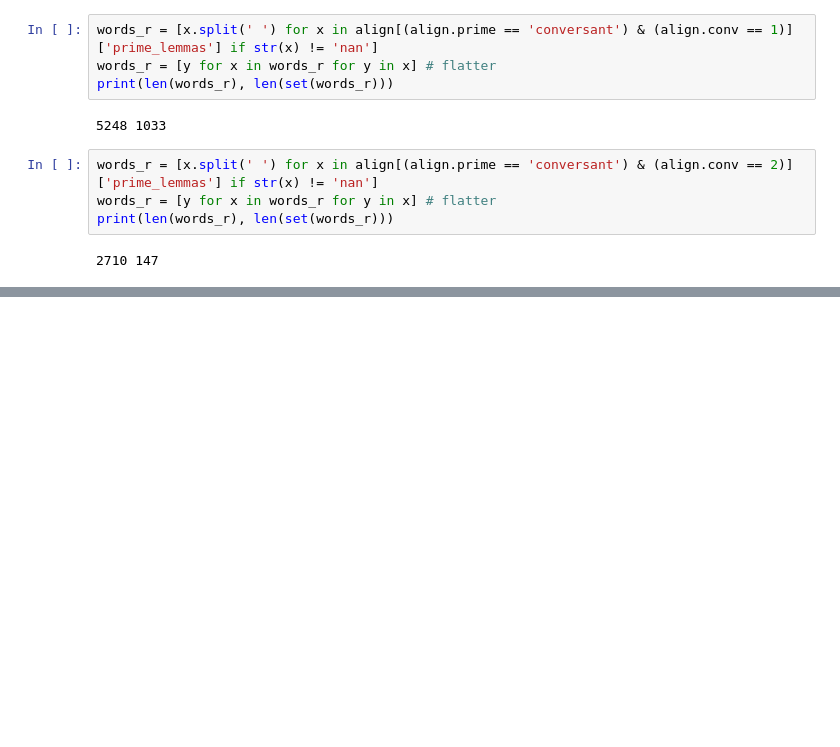
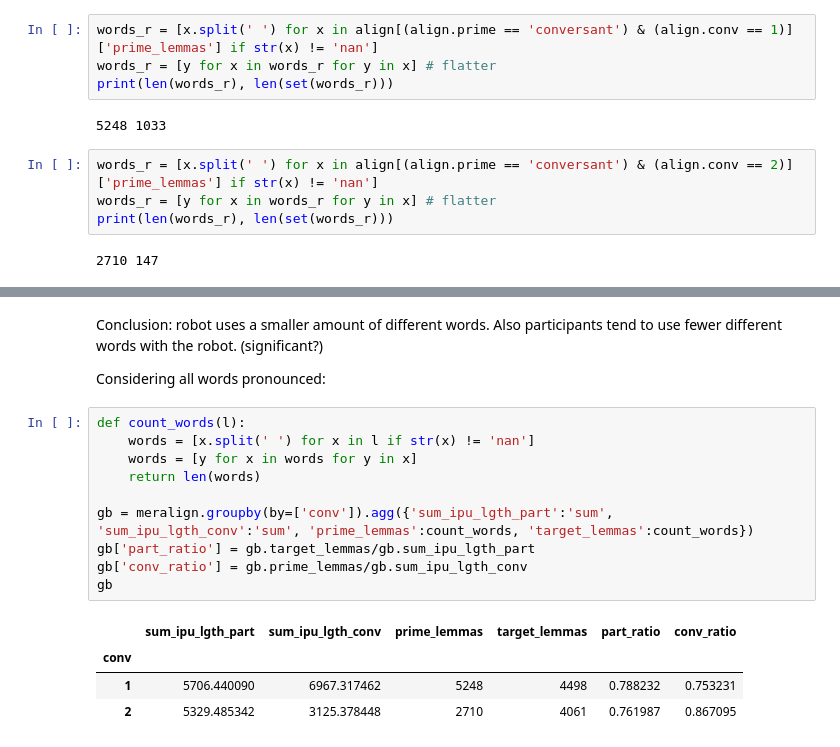
Before and after one commit to Neako/physsocial-summarydata, a Jupyter notebook: data_analysis/_ipynb/test_statistics.ipynb, the cells around one changed output, grey strips where cells are left out. Drawn from its saved outputs; the diff is of its cells as text; blank space fills up the shorter version.

```diff
--- a/data_analysis/_ipynb/test_statistics.ipynb
+++ b/data_analysis/_ipynb/test_statistics.ipynb
@@ -355,0 +402,19 @@ print(len(words_r), len(set(words_r)))
+# %% [markdown]
+Conclusion: robot uses a smaller amount of different words. Also participants tend to use fewer different words with the robot. (significant?)
+
+Considering all words pronounced:
+# %%
+def count_words(l):
+    words = [x.split(' ') for x in l if str(x) != 'nan']
+    words = [y for x in words for y in x]
+    return len(words)
+
+gb = meralign.groupby(by=['conv']).agg({'sum_ipu_lgth_part':'sum', 'sum_ipu_lgth_conv':'sum', 'prime_lemmas':count_words, 'target_lemmas':count_words})
+gb['part_ratio'] = gb.target_lemmas/gb.sum_ipu_lgth_part
+gb['conv_ratio'] = gb.prime_lemmas/gb.sum_ipu_lgth_conv
+gb
+# %% [output]
+|  | sum_ipu_lgth_part | sum_ipu_lgth_conv | prime_lemmas | target_lemmas | part_ratio | conv_ratio |
+| conv |  |  |  |  |  |  |
+| 1 | 5706.440090 | 6967.317462 | 5248 | 4498 | 0.788232 | 0.753231 |
+| 2 | 5329.485342 | 3125.378448 | 2710 | 4061 | 0.761987 | 0.867095 |
```
Also changed, not shown: parts of 16 cells of this notebook.
